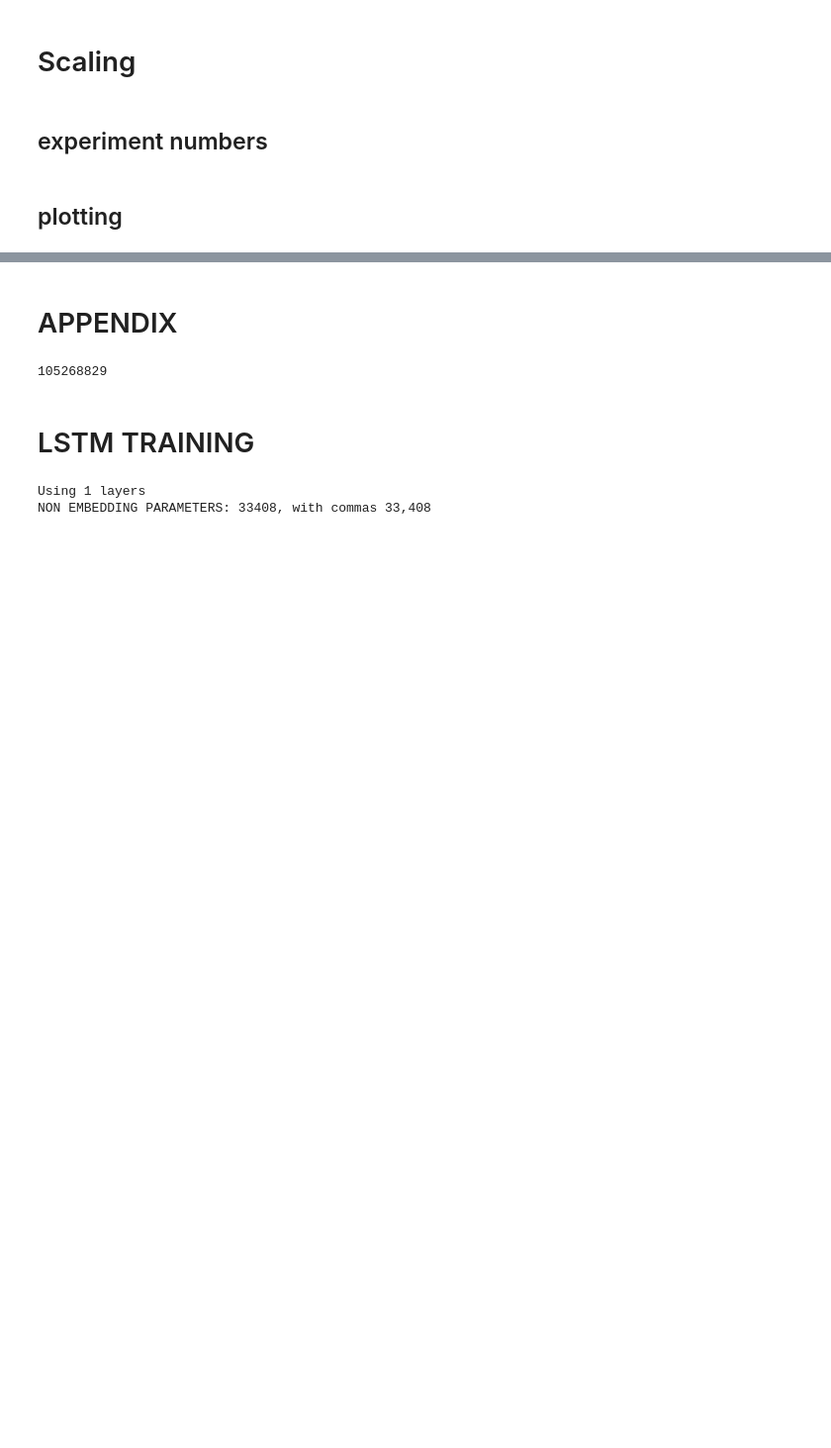
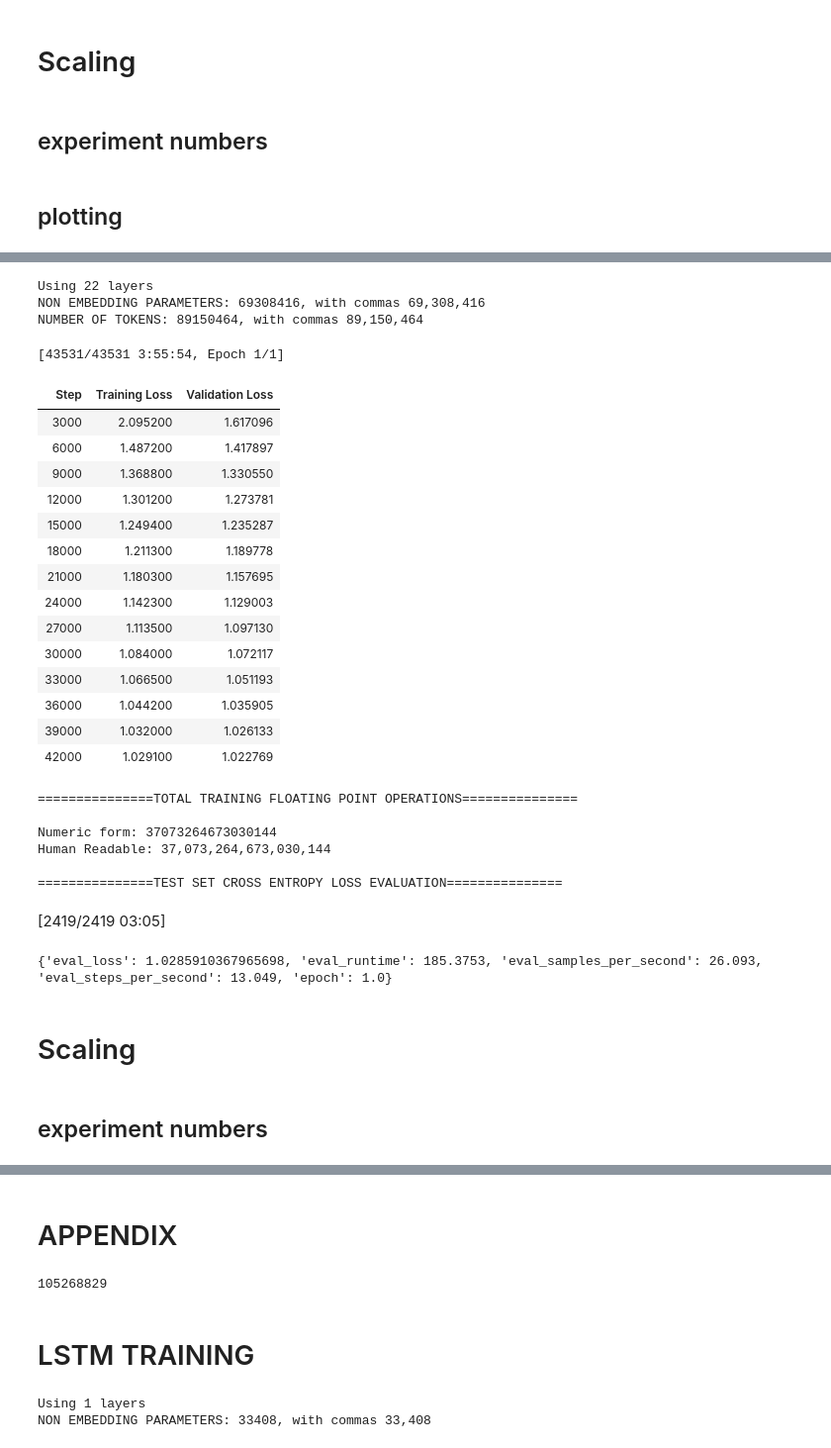
Before and after one commit to mtanghu/LEAP, a Jupyter notebook: Experiments/Scaling.ipynb, the cells around one changed output, grey strips where cells are left out. Shown at 99% size. Drawn from its saved outputs; the diff is of its cells as text; code cells hidden in the pictures; blank space fills up the shorter version.

```diff
--- a/Experiments/Scaling.ipynb
+++ b/Experiments/Scaling.ipynb
@@ -158,33 +153,6 @@ def run_training(hidden_size, n_head = None, gpt = False, rnn = False):
     n_layer = round((math.log(hidden_size) - 5.039) / 5.55e-2)
     n_layer = max(1, n_layer)
     print(f'Using {n_layer} layers')
-
-    # get number of parameters
-    if gpt is True:
-        config = GPT2Config(
-            n_embd = hidden_size, n_layer = n_layer,
-            n_head = 1, vocab_size = 0, n_positions = 0
-        )
-        model = GPT2LMHeadModel(config)
-    elif rnn is True:
-        model = LstmForCausalLM(
-            hidden_size = hidden_size,
-            n_layer = n_layer,
-            vocab_size = 0
-        )
-    else:
-        config = LeapConfig(
-            hidden_size = hidden_size, n_layer = n_layer,
-            n_head = n_head, vocab_size = 0, n_positions = 0
-        )
-        model = LeapForCausalLM(config)
-
-    non_embedding_parameters = sum(p.numel() for p in model.parameters() if p.requires_grad)
-    print(f'NON EMBEDDING PARAMETERS: {non_embedding_parameters}, with commas {non_embedding_parameters:,}')
-
-    # subset dataset using global lm_dataset
-    global lm_dataset
-    subset_datasets = subset_data(lm_dataset, non_embedding_parameters, param_data_ratio)
 
     if gpt is True:
         config = GPT2Config(
@@ -210,9 +178,18 @@ def run_training(hidden_size, n_head = None, gpt = False, rnn = False):
         )
         model = LeapForCausalLM(config)
 
-    model = model.cuda()
-    input_ids = subset_datasets["train"][0]["input_ids"].reshape(1, -1).cuda()
-    print(profile(model, inputs = (input_ids, )))
+    # get number of parameters
+    total_parameters = sum(p.numel() for p in model.parameters() if p.requires_grad)
+
+    # get rid of embedding parameters
+    token_embeddings = (len(tokenizer) + 1) * hidden_size
+    position_embeddings = seq_len * hidden_size if rnn is False else 0
+    non_embedding_parameters = total_parameters - token_embeddings - position_embeddings
+    print(f'NON EMBEDDING PARAMETERS: {non_embedding_parameters}, with commas {non_embedding_parameters:,}')
+
+    # subset dataset using global lm_dataset
+    global lm_dataset
+    subset_datasets = subset_data(lm_dataset, non_embedding_parameters, param_data_ratio)
 
     trainer = Trainer(
         model=model,
@@ -812,0 +1043,34 @@ LEAP 477368224733.0826 0.12782488241964074
+# %%
+run_training(hidden_size = 512, n_head = 8)
+# %% [output]
+Using 22 layers
+NON EMBEDDING PARAMETERS: 69308416, with commas 69,308,416
+NUMBER OF TOKENS: 89150464, with commas 89,150,464
+[43531/43531 3:55:54, Epoch 1/1]
+| Step | Training Loss | Validation Loss |
+| 3000 | 2.095200 | 1.617096 |
+| 6000 | 1.487200 | 1.417897 |
+| 9000 | 1.368800 | 1.330550 |
+| 12000 | 1.301200 | 1.273781 |
+| 15000 | 1.249400 | 1.235287 |
+| 18000 | 1.211300 | 1.189778 |
+| 21000 | 1.180300 | 1.157695 |
+| 24000 | 1.142300 | 1.129003 |
+| 27000 | 1.113500 | 1.097130 |
+| 30000 | 1.084000 | 1.072117 |
+| 33000 | 1.066500 | 1.051193 |
+| 36000 | 1.044200 | 1.035905 |
+| 39000 | 1.032000 | 1.026133 |
+| 42000 | 1.029100 | 1.022769 |
+===============TOTAL TRAINING FLOATING POINT OPERATIONS===============
+
+Numeric form: 37073264673030144
+Human Readable: 37,073,264,673,030,144
+
+===============TEST SET CROSS ENTROPY LOSS EVALUATION===============
+[2419/2419 03:05]
+{'eval_loss': 1.0285910367965698, 'eval_runtime': 185.3753, 'eval_samples_per_second': 26.093, 'eval_steps_per_second': 13.049, 'epoch': 1.0}
+# %% [markdown]
+# Scaling
+# %% [markdown]
+## experiment numbers
```
Also changed, not shown: parts of 50 cells of this notebook, 3 other files.
